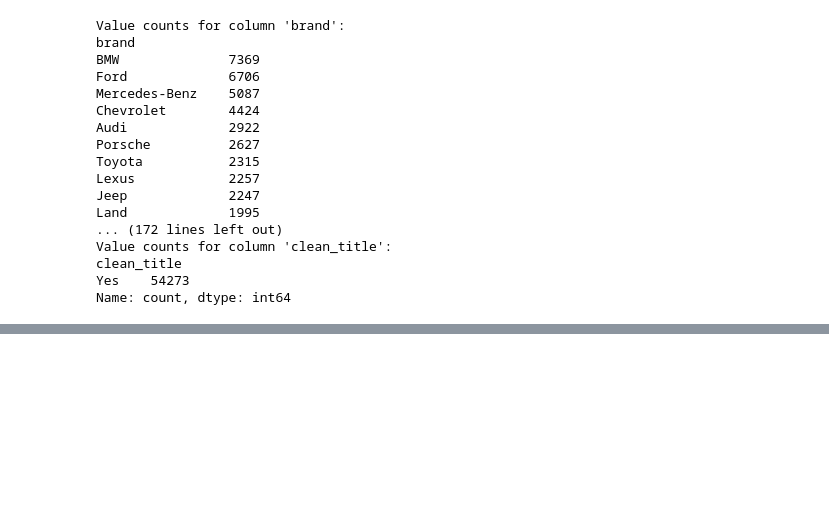
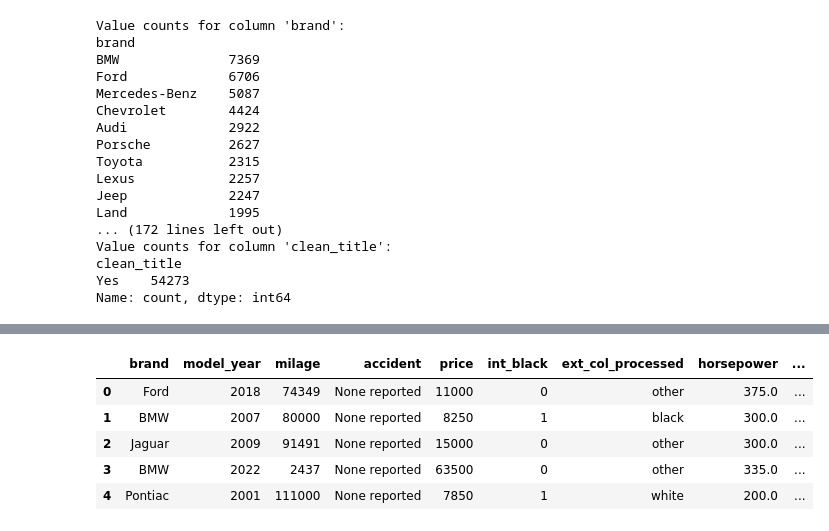
Before and after one commit to avd1729/Used-Car-Price-Prediction, a Jupyter notebook: Notebooks/main.ipynb, the cells around one changed output, grey strips where cells are left out. Saved outputs shown, nothing was run; the diff lists cells and outputs as text; code cells hidden in the pictures; blank space fills up the shorter version.

```diff
--- a/Notebooks/main.ipynb
+++ b/Notebooks/main.ipynb
@@ -63,0 +97,38 @@ Name: count, dtype: int64
+# %%
+# Function to parse the 'engine' column
+def parse_engine(engine_str):
+    parts = engine_str.split()
+    horsepower, displacement, cylinder, engine_type, fuel = (np.nan, np.nan, np.nan, np.nan, np.nan)
+
+    try:
+        # Parse horsepower
+        if 'HP' in parts[0]:
+            horsepower = parts[0].replace('HP', '')
+            parts.pop(0)
+
+        # Parse displacement
+        if 'L' in parts[0]:
+            displacement = parts[0].replace('L', '')
+            parts.pop(0)
+        elif 'Liter' in parts[0]:
+            displacement = parts[0].replace('Liter', '')
+            parts.pop(0)
+
+        # Parse cylinder
+        if parts[1] == 'Cylinder':
+            cylinder = parts[0]
+            parts.pop(0)
+            parts.pop(0)
+
+        # Parse engine type and fuel
+        if len(parts) >= 2:
+            engine_type = parts[0]
+            fuel = parts[-2] if 'Fuel' in parts[-1] else parts[-1]
+    except:
+        pass
+
+    return pd.Series([horsepower, displacement, cylinder, engine_type, fuel])
+
+# Apply the function to the 'engine' column and create new columns
+train[['horsepower', 'displacement', 'cylinder', 'type', 'fuel']] = train['engine'].apply(parse_engine)
+test[['horsepower', 'displacement', 'cylinder', 'type', 'fuel']] = test['engine'].apply(parse_engine)
@@ -63,0 +160,9 @@ Name: count, dtype: int64
+# %%
+train.head()
+# %% [output]
+|  | brand | model_year | milage | accident | price | int_black | ext_col_processed | horsepower | ... |
+| 0 | Ford | 2018 | 74349 | None reported | 11000 | 0 | other | 375.0 | ... |
+| 1 | BMW | 2007 | 80000 | None reported | 8250 | 1 | black | 300.0 | ... |
+| 2 | Jaguar | 2009 | 91491 | None reported | 15000 | 0 | other | 300.0 | ... |
+| 3 | BMW | 2022 | 2437 | None reported | 63500 | 0 | other | 335.0 | ... |
+| 4 | Pontiac | 2001 | 111000 | None reported | 7850 | 1 | white | 200.0 | ... |
```
Also changed, not shown: parts of 22 cells of this notebook.
